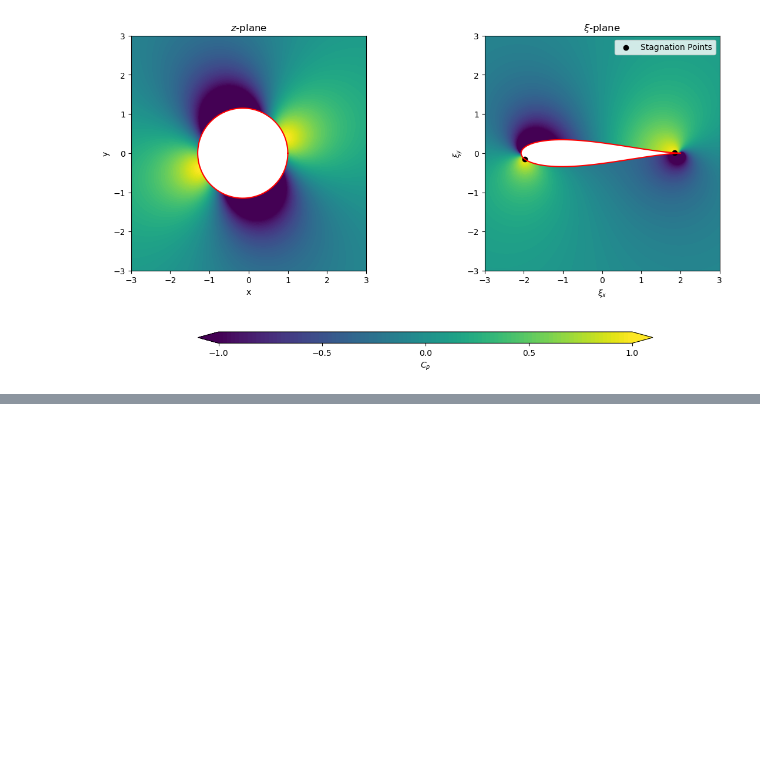
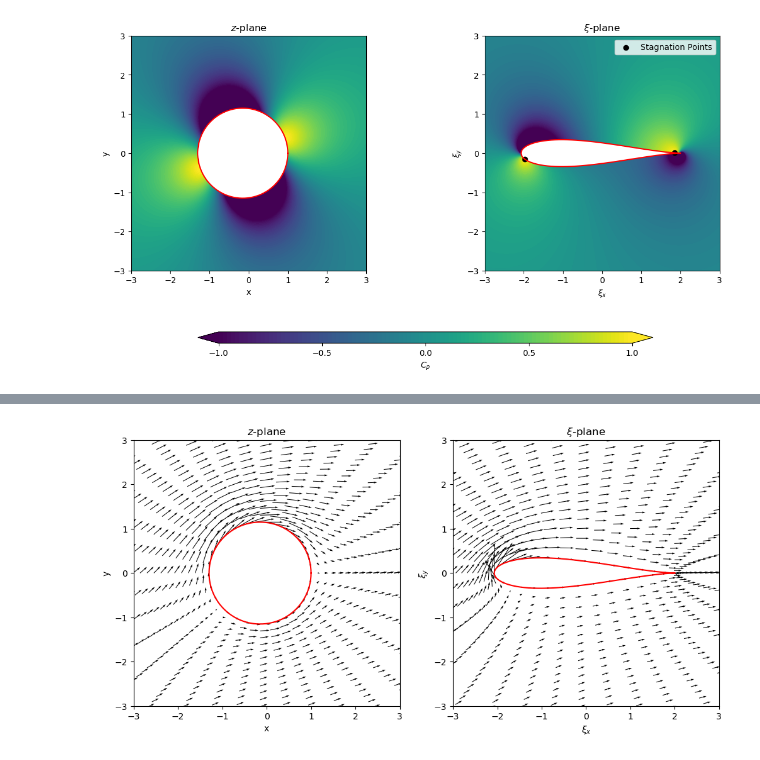
Before and after one commit to mathieucadei/AeroPython, a Jupyter notebook: lessons/assignments/06_Lesson06_Assignment.ipynb, the cells around one changed output, grey strips where cells are left out. Cells and saved outputs as stored; diff of their text form; code cells hidden in the pictures; blank space fills up the shorter version.

```diff
--- a/lessons/assignments/06_Lesson06_Assignment.ipynb
+++ b/lessons/assignments/06_Lesson06_Assignment.ipynb
@@ -635,0 +645,51 @@ display(Markdown(rf"""
+# %%
+u_prime, v_prime = doublet_vortex_freestream.velocity_field(complex_grid_prime)
+
+w_z_prime = u_prime - v_prime * 1j
+w_z = w_z_prime * np.exp(-1j * aoa)
+u_z = w_z.real
+v_z = -w_z.imag
+
+w_xi = w_z / (1 - (c/z)**2)
+u_xi = w_xi.real
+v_xi = -w_xi.imag
+# %%
+# 3.
+x_start, x_end = -3, 3
+y_start, y_end = -3, 3
+
+steps = 4
+
+fig, ax = plt.subplots(1, 2, figsize=(12, 6))
+ax[0].plot(z_circle.real, z_circle.imag, color='r')
+ax[0].quiver(
+    z.real[::steps, ::steps],
+    z.imag[::steps, ::steps],
+    u_z[::steps, ::steps],
+    v_z[::steps, ::steps],
+    scale=30
+)
+ax[0].set_xlim(x_start, x_end)
+ax[0].set_ylim(y_start, y_end)
+ax[0].set_aspect("equal")
+ax[0].set_xlabel('x')
+ax[0].set_ylabel('y')
+ax[0].set_title('$z$-plane')
+
+ax[1].plot(xi_circle.real, xi_circle.imag, color='r')
+ax[1].quiver(
+    xi.real[::steps, ::steps],
+    xi.imag[::steps, ::steps],
+    u_xi[::steps, ::steps],
+    v_xi[::steps, ::steps],
+    scale=30
+)
+ax[1].set_xlim(x_start, x_end)
+ax[1].set_ylim(y_start, y_end)
+ax[1].set_aspect("equal")
+ax[1].set_xlabel(r'$\xi_x$')
+ax[1].set_ylabel(r'$\xi_y$')
+ax[1].set_title(r'$\xi$-plane')
+plt.show()
+# %% [output]
+[figure, added]
```
Also changed, not shown: parts of 18 cells of this notebook, 1 other file.
